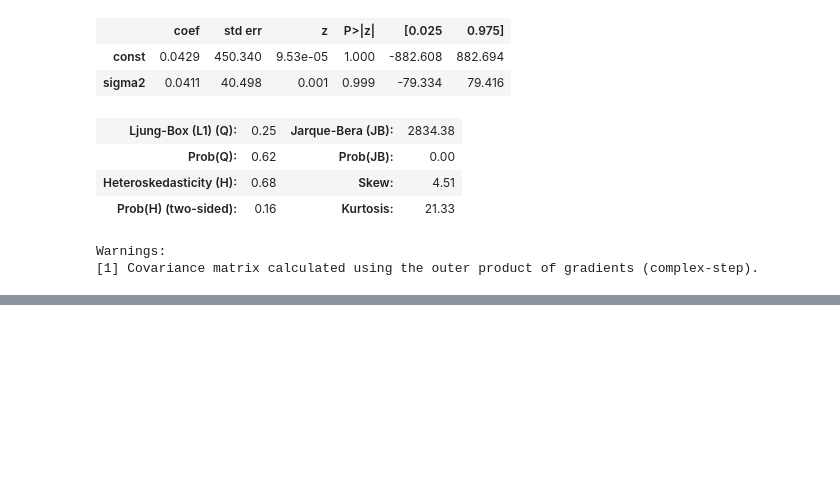
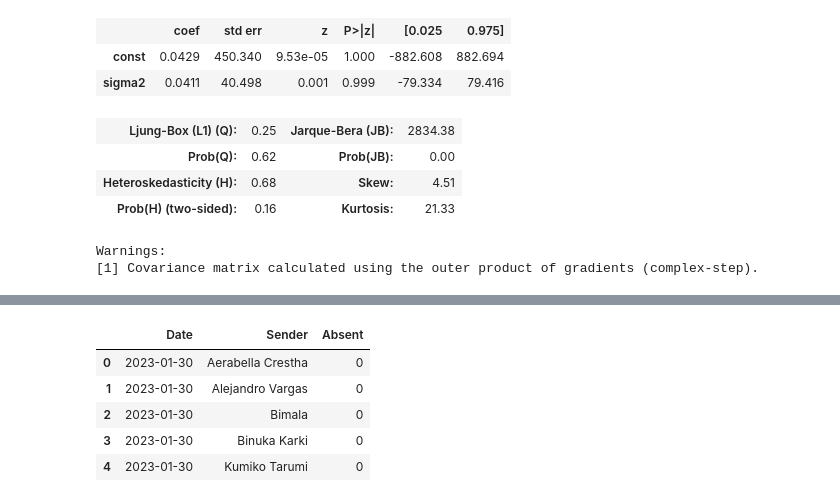
Before and after one commit to engalejandrovargas/McDonalds-absence-ML-analysis, a Jupyter notebook: Untitled.ipynb, the cells around one changed output, grey strips where cells are left out. Saved outputs shown, nothing was run; the diff lists cells and outputs as text; code cells hidden in the pictures; blank space fills up the shorter version.

```diff
--- a/Untitled.ipynb
+++ b/Untitled.ipynb
@@ -515,0 +715,25 @@ Warnings:
+# %%
+# Generate a dataframe with entries for each individual for every day within the chat data's time frame
+
+# Unique dates from the chat data
+unique_dates = pd.date_range(start=expanded_absence_df['Date'].min(), end=expanded_absence_df['Date'].max())
+
+# Unique individuals from the chat data
+unique_individuals = expanded_absence_df['Sender'].unique()
+
+# Create a dataframe with each individual for every date
+structured_data = pd.DataFrame(list(product(unique_dates, unique_individuals)), columns=['Date', 'Sender'])
+
+# Merge with the absence data to label the days an individual was absent
+structured_data = structured_data.merge(expanded_absence_df[['Date', 'Sender']], on=['Date', 'Sender'], how='left', indicator=True)
+structured_data['Absent'] = structured_data['_merge'].apply(lambda x: 1 if x == 'both' else 0)
+structured_data.drop('_merge', axis=1, inplace=True)
+
+structured_data.head()
+# %% [output]
+|  | Date | Sender | Absent |
+| 0 | 2023-01-30 | Aerabella Crestha | 0 |
+| 1 | 2023-01-30 | Alejandro Vargas | 0 |
+| 2 | 2023-01-30 | Bimala | 0 |
+| 3 | 2023-01-30 | Binuka Karki | 0 |
+| 4 | 2023-01-30 | Kumiko Tarumi | 0 |
```
Also changed, not shown: parts of 32 cells of this notebook.
